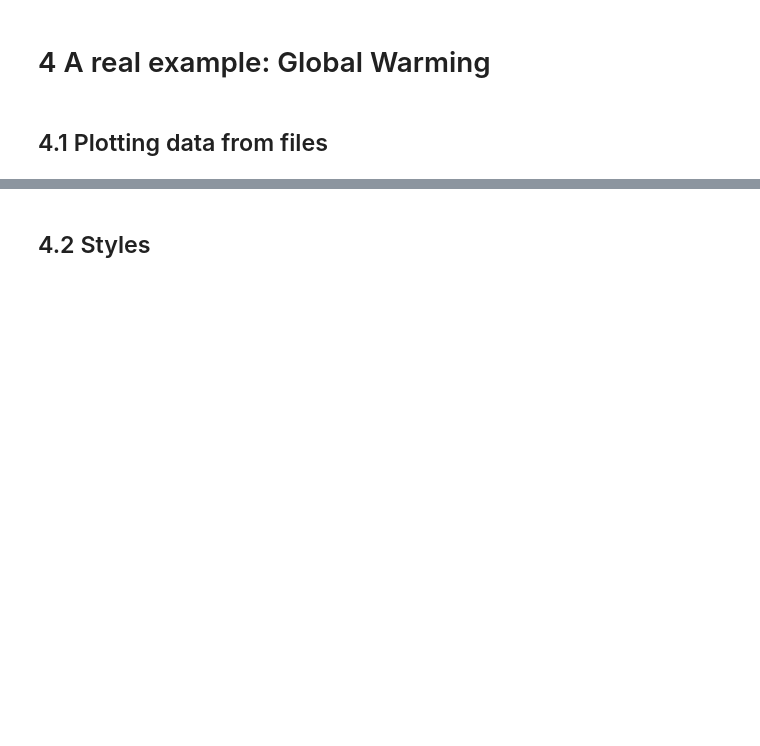
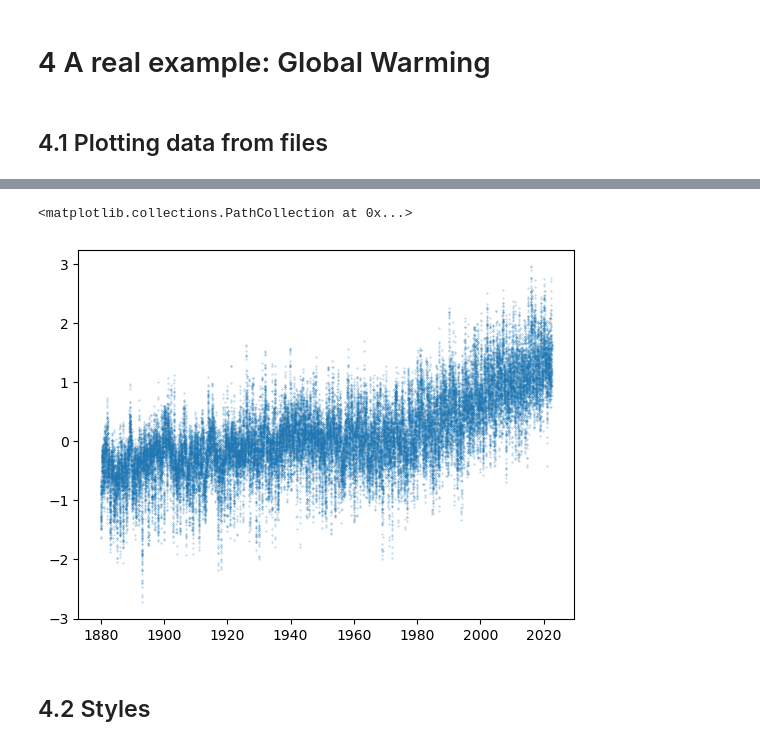
Before and after one commit to SPS-SP2273/learning-portfolio-2024-aug-JoshuaLaw10, a Jupyter notebook: 7.1_plotting/plotting_(need).ipynb, the cells around one changed output, grey strips where cells are left out. Cells and saved outputs as stored; diff of their text form; code cells hidden in the pictures; blank space fills up the shorter version.

```diff
--- a/7.1_plotting/plotting_(need).ipynb
+++ b/7.1_plotting/plotting_(need).ipynb
@@ -188,3 +233,8 @@ x = np.linspace(0, 6, 100)
+# %%
+plt.scatter(date, anomaly, alpha=0.5,s=0.1)
+# %% [output]
+<matplotlib.collections.PathCollection at 0x...>
+[figure, added]
 # %% [markdown]
 ## 4.2 Styles
 # %% [markdown]
```
Also changed, not shown: parts of 7 cells of this notebook, 8 other files.
